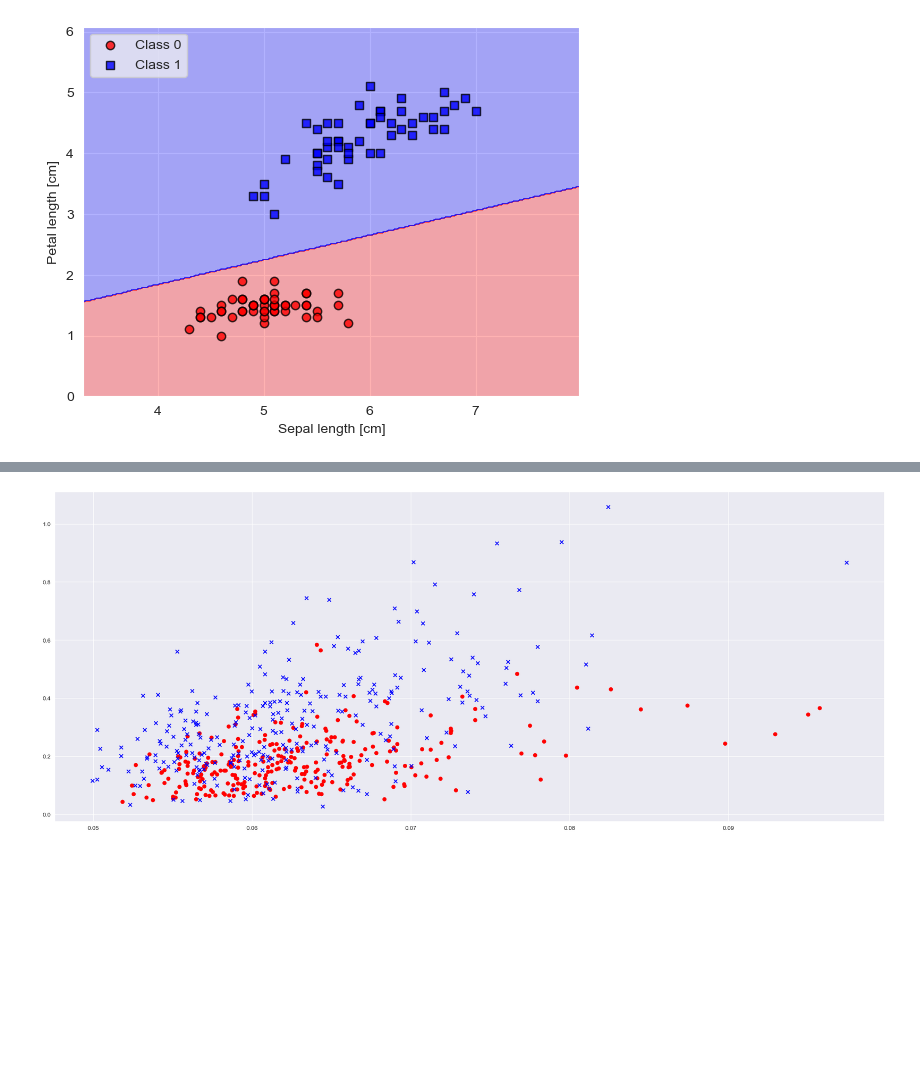
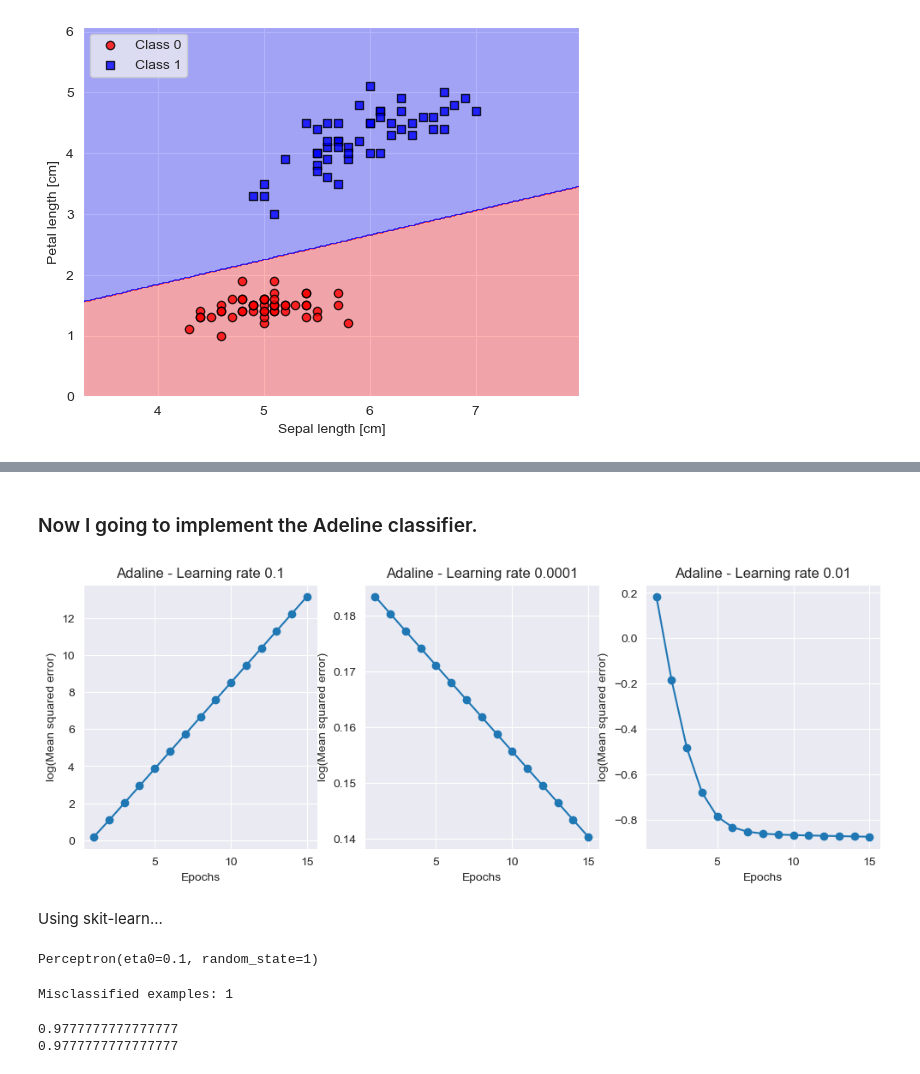
Before and after one commit to haison-ai/Perceptron-iris, a Jupyter notebook: notebook/Perceptron.ipynb, the cells around one changed output, grey strips where cells are left out. Saved outputs shown, nothing was run; the diff lists cells and outputs as text; code cells hidden in the pictures; blank space fills up the shorter version.

```diff
--- a/notebook/Perceptron.ipynb
+++ b/notebook/Perceptron.ipynb
@@ -63,14 +62,3 @@ df.head()
 | 2 | 4.7 | 3.2 | 1.3 | 0.2 | Iris-setosa |
 | 3 | 4.6 | 3.1 | 1.5 | 0.2 | Iris-setosa |
 | 4 | 5.0 | 3.6 | 1.4 | 0.2 | Iris-setosa |
-# %%
-try:
-    s = 'https://archive.ics.uci.edu/ml/machine-learning-databases/iris/iris.data'
-    df = pd.read_csv(s,header=None,encoding='utf-8')
-
-except HTTPError:
-    s = 'iris.data'
-    print('From local Iris path:', s)
-    df = pd.read_csv(s,header=None,encoding='utf-8')
-
-df.head()
@@ -226,9 +130,2 @@ df
-# %%
-y = df.iloc[0:567, 0].values
-X = df.iloc[0:567, [10, 26]].values
-plt.figure(figsize=(25, 10))
-plt.scatter(X[0:567//2, 0], X[0:567//2, 1],color='red', marker='o', label='B')
-plt.scatter(X[567//2:567, 0], X[567//2:567, 1],color='blue', marker='x', label='M')
-plt.show()
-# %% [output]
-[figure, removed]
+# %% [markdown]
+### Now  I going to implement the Adeline classifier.
@@ -234,0 +165,23 @@ plt.show()
+# %%
+# how to work the different values of Learning rate.
+fig, ax = plt.subplots(nrows = 1, ncols = 3, figsize = (12,4))
+ada1 = AdalineGD(eta = 0.1, n_inter = 15).fit(X, y)
+ax[0].plot(range(1, len(ada1.losses_) + 1), np.log10(ada1.losses_), marker='o')
+ax[0].set_xlabel('Epochs')
+ax[0].set_ylabel('log(Mean squared error)')
+ax[0].set_title('Adaline - Learning rate 0.1')
+ada2 = AdalineGD(eta = 0.0001, n_inter =15).fit(X, y)
+ax[1].plot(range(1, len(ada2.losses_) + 1), np.log10(ada2.losses_), marker='o')
+ax[1].set_xlabel('Epochs')
+ax[1].set_ylabel('log(Mean squared error)')
+ax[1].set_title('Adaline - Learning rate 0.0001')
+ada3 = AdalineGD(eta = 0.01, n_inter =15).fit(X, y)
+ax[2].plot(range(1, len(ada3.losses_) + 1), np.log10(ada3.losses_), marker='o')
+ax[2].set_xlabel('Epochs')
+ax[2].set_ylabel('log(Mean squared error)')
+ax[2].set_title('Adaline - Learning rate 0.01')
+plt.show()
+# %% [output]
+[figure, added]
+# %% [markdown]
+Using skit-learn...
@@ -234,0 +206,20 @@ plt.show()
+# %%
+#Import perceptron
+from sklearn.linear_model import Perceptron
+ppn = Perceptron(eta0=0.1, random_state=1)
+ppn.fit(X_train_std, y_train)
+# %% [output]
+Perceptron(eta0=0.1, random_state=1)
+# %%
+y_pred = ppn.predict(X_test_std)
+print('Misclassified examples: %d' % (y_test != y_pred).sum())
+# %% [output]
+Misclassified examples: 1
+# %%
+#accuracy of the model
+from sklearn.metrics import accuracy_score
+print(accuracy_score(y_test, y_pred)) # measure the accuracy_score
+print(ppn.score(X_test_std, y_test)) # score
+# %% [output]
+0.9777777777777777
+0.9777777777777777
```
Also changed, not shown: parts of 16 cells of this notebook.
